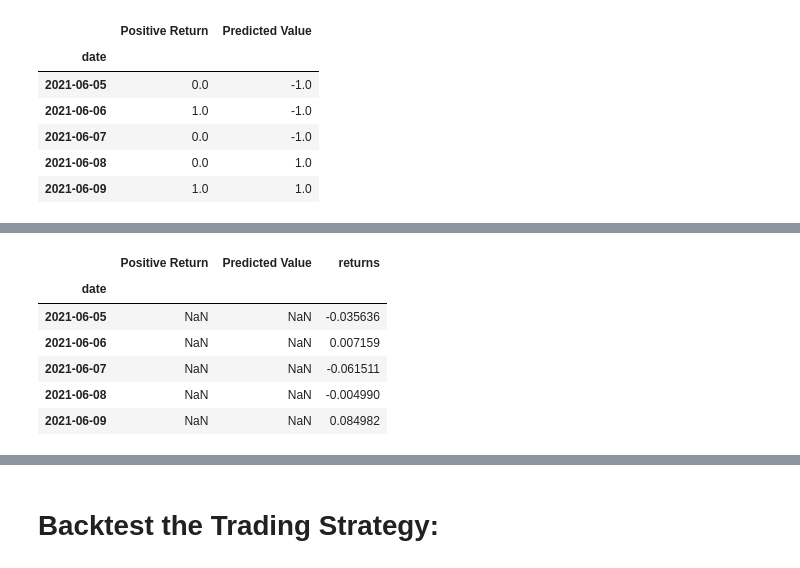
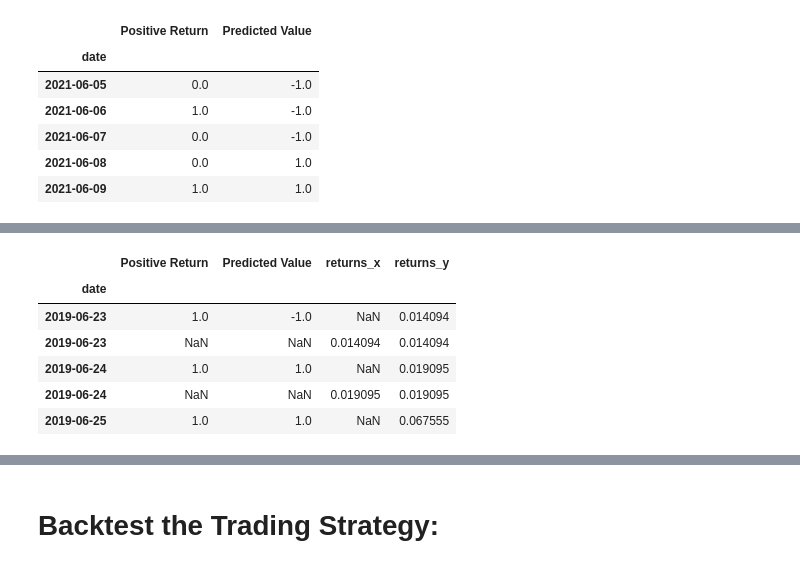
Before and after one commit to hammer888-tech/project2_algo_trading, a Jupyter notebook: RoughDraft.ipynb, the cells around one changed output, grey strips where cells are left out. Saved outputs shown, nothing was run; the diff lists cells and outputs as text; code cells hidden in the pictures.

```diff
--- a/RoughDraft.ipynb
+++ b/RoughDraft.ipynb
@@ -436,16 +446,17 @@ Results.tail()
 # %%
 ret = all_sig['returns']
 ret = pd.DataFrame(ret)
-results = pd.concat([Results, ret])
-results.tail()
+#results = pd.concat([Results, ret])
+results = pd.merge(results, all_sig['returns'],on='date')
+results.head()
 # %% [output]
-|  | Positive Return | Predicted Value | returns |
-| date |  |  |  |
-| 2021-06-05 | NaN | NaN | -0.035636 |
-| 2021-06-06 | NaN | NaN | 0.007159 |
-| 2021-06-07 | NaN | NaN | -0.061511 |
-| 2021-06-08 | NaN | NaN | -0.004990 |
-| 2021-06-09 | NaN | NaN | 0.084982 |
+|  | Positive Return | Predicted Value | returns_x | returns_y |
+| date |  |  |  |  |
+| 2019-06-23 | 1.0 | -1.0 | NaN | 0.014094 |
+| 2019-06-23 | NaN | NaN | 0.014094 | 0.014094 |
+| 2019-06-24 | 1.0 | 1.0 | NaN | 0.019095 |
+| 2019-06-24 | NaN | NaN | 0.019095 | 0.019095 |
+| 2019-06-25 | 1.0 | 1.0 | NaN | 0.067555 |
 # %%
 # Calculate cumulative return of model and plot the result
 (1 + (results['returns'] * results['Predicted Value'])).cumprod().plot()
```
Also changed, not shown: parts of 14 cells of this notebook, 3 other files.
